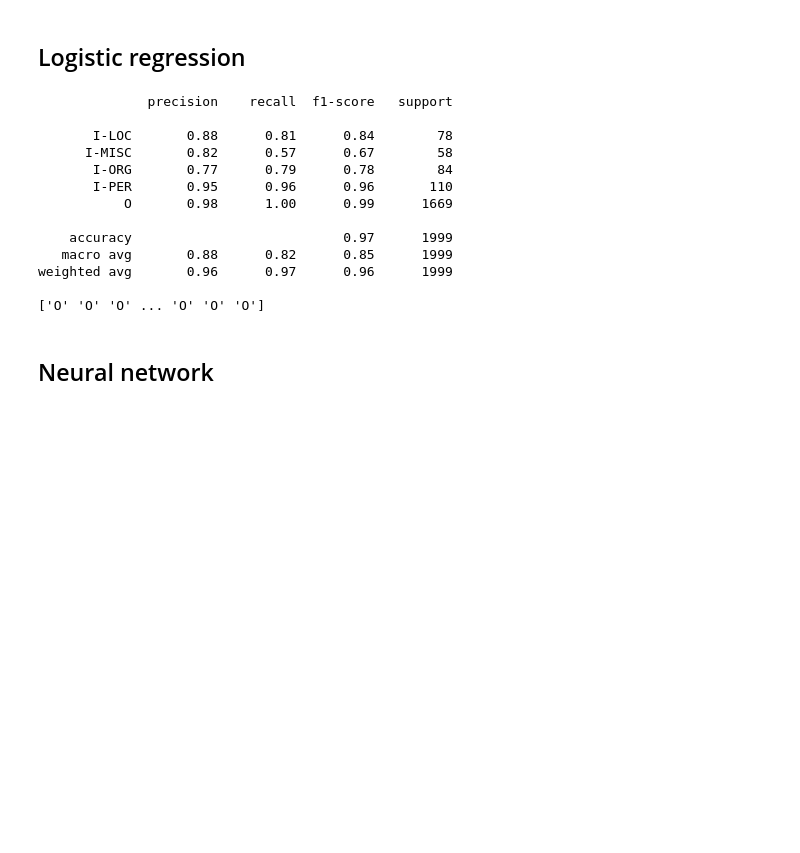
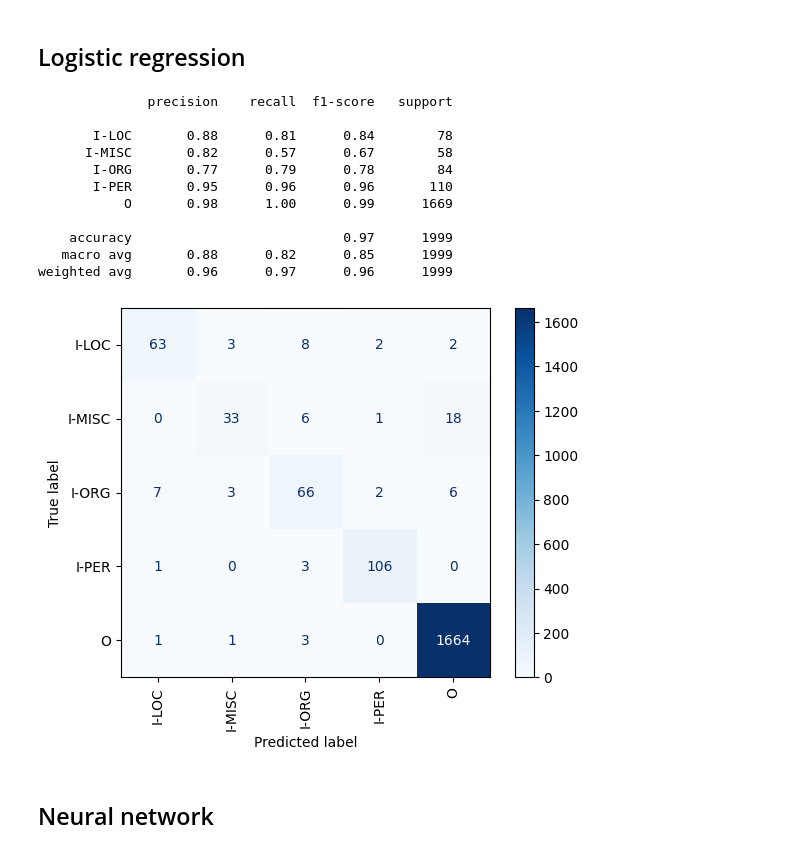
Before and after one commit to MWajdi/Data_anon, a Jupyter notebook: code/subprob3.ipynb, the cells around one changed output. Saved outputs shown, nothing was run; the diff lists cells and outputs as text; code cells hidden in the pictures; blank space fills up the shorter version.

```diff
--- a/code/subprob3.ipynb
+++ b/code/subprob3.ipynb
@@ -15,9 +16,7 @@ y_test2 = pd.read_csv('../../data/true_labels.eng.testb.csv')
 # %%
 from sklearn.linear_model import LogisticRegression
 from sklearn.metrics import classification_report
-y_train = y_train.values.ravel()
-y_test = y_test.values.ravel()
-y_test2 = y_test2.values.ravel()
+
 
 model = LogisticRegression(multi_class='multinomial', solver='lbfgs', max_iter=200)
 
@@ -26,8 +25,6 @@ model.fit(X_train, y_train)
 y_pred = model.predict(X_test)
 
 print(classification_report(y_test, y_pred))
-
-print (y_test)
 # %% [output]
               precision    recall  f1-score   support
 
@@ -40,8 +37,15 @@ print (y_test)
     accuracy                           0.97      1999
    macro avg       0.88      0.82      0.85      1999
 weighted avg       0.96      0.97      0.96      1999
-
-['O' 'O' 'O' ... 'O' 'O' 'O']
+# %%
+from sklearn.metrics import confusion_matrix
+import matplotlib.pyplot as plt
+from sklearn.metrics import ConfusionMatrixDisplay
+classifier = model
+ConfusionMatrixDisplay(confusion_matrix(y_test, y_pred), display_labels=all_classes).plot(cmap='Blues', xticks_rotation='vertical')
+plt.show()
+# %% [output]
+[figure, added]
 # %% [markdown]
 ## Neural network
 # %%
```
Also changed, not shown: parts of 8 cells of this notebook, 1 other file.
